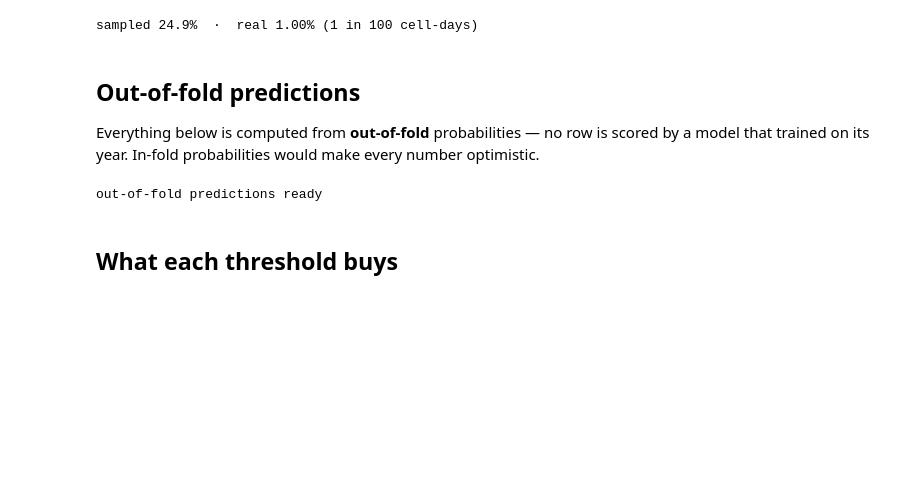
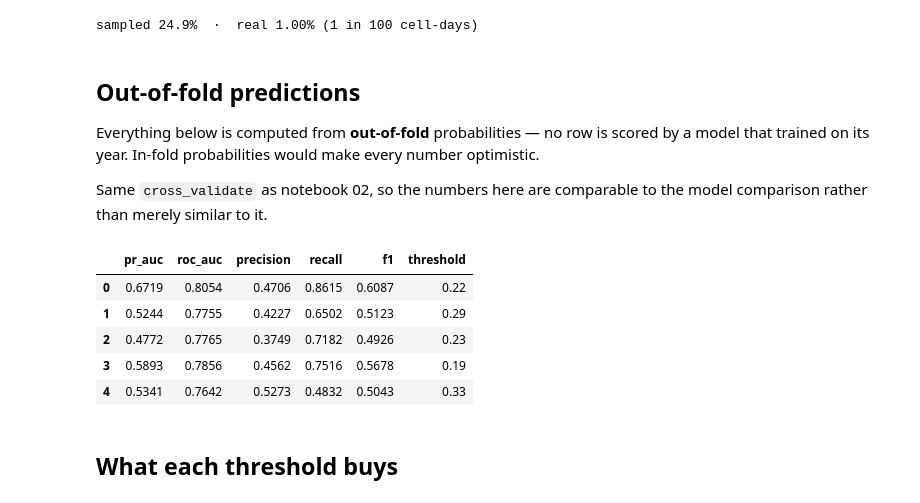
Before and after one commit to Abdelmalek05/fire-detection-model, a Jupyter notebook: notebooks/03_calibration_and_final_model.ipynb, the cells around one changed output. Drawn from its saved outputs; the diff is of its cells as text; code cells hidden in the pictures; blank space fills up the shorter version.

```diff
--- a/notebooks/03_calibration_and_final_model.ipynb
+++ b/notebooks/03_calibration_and_final_model.ipynb
@@ -48,14 +51,19 @@ sampled 24.9%  ·  real 1.00% (1 in 100 cell-days)
 
 Everything below is computed from **out-of-fold** probabilities — no row is scored by a
 model that trained on its year. In-fold probabilities would make every number optimistic.
+
+Same `cross_validate` as notebook 02, so the numbers here are comparable to the model
+comparison rather than merely similar to it.
 # %%
-oof = np.zeros(len(X))
-for tr, te in GroupKFold(n_splits=5).split(X, y, years):
-    m = lgb.LGBMClassifier(**TUNED).fit(X.iloc[tr], y.iloc[tr])
-    oof[te] = m.predict_proba(X.iloc[te])[:, 1]
-print("out-of-fold predictions ready")
+folds, oof = cross_validate(lgb.LGBMClassifier(**TUNED_PARAMS), X, y, years)
+folds.round(4)
 # %% [output]
-out-of-fold predictions ready
+|  | pr_auc | roc_auc | precision | recall | f1 | threshold |
+| 0 | 0.6719 | 0.8054 | 0.4706 | 0.8615 | 0.6087 | 0.22 |
+| 1 | 0.5244 | 0.7755 | 0.4227 | 0.6502 | 0.5123 | 0.29 |
+| 2 | 0.4772 | 0.7765 | 0.3749 | 0.7182 | 0.4926 | 0.23 |
+| 3 | 0.5893 | 0.7856 | 0.4562 | 0.7516 | 0.5678 | 0.19 |
+| 4 | 0.5341 | 0.7642 | 0.5273 | 0.4832 | 0.5043 | 0.33 |
 # %% [markdown]
 ## What each threshold buys
 # %%
```
Also changed, not shown: parts of 5 cells of this notebook, 4 other files.
